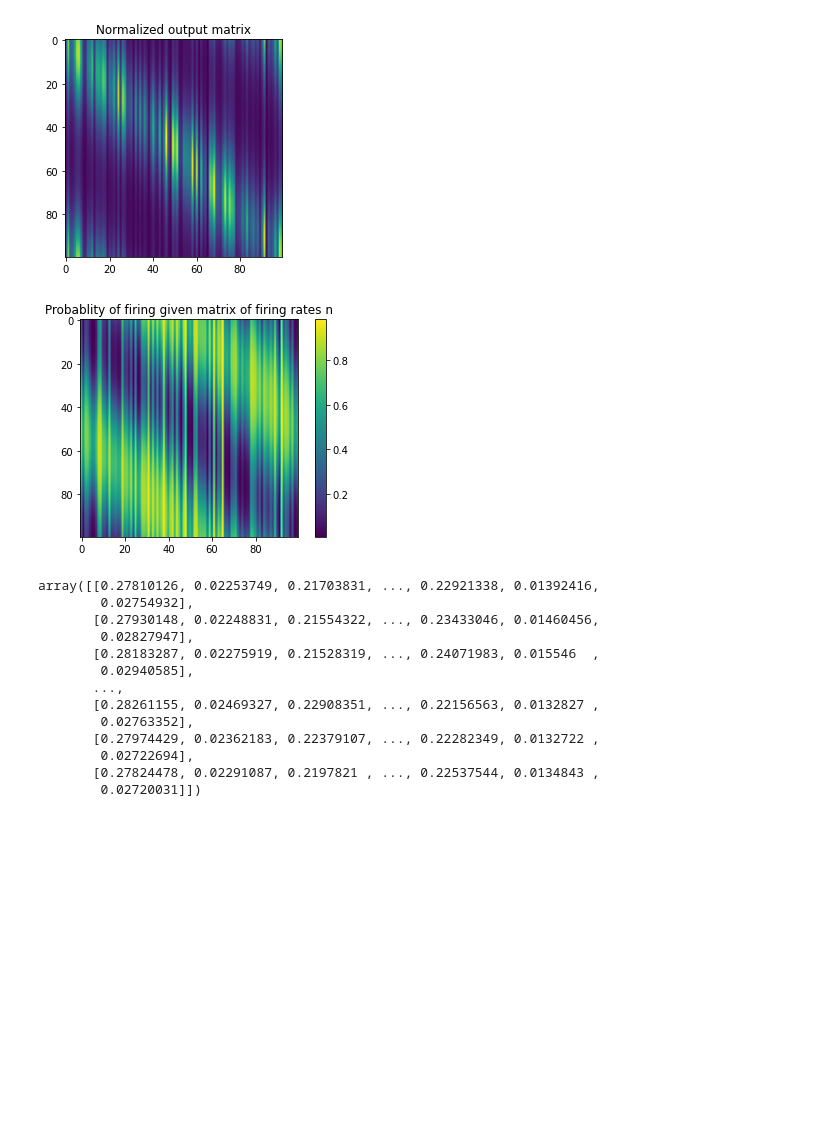
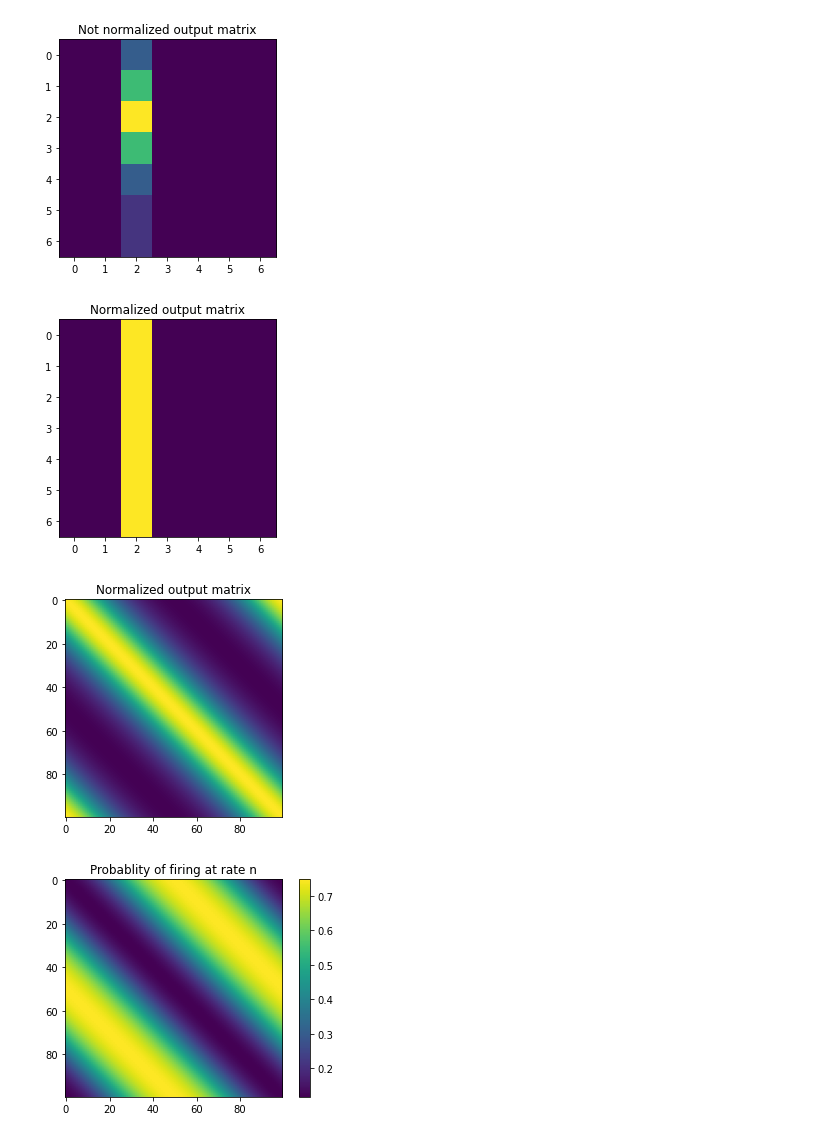
Before and after one commit to aaron23pueschel/Memory-Generalization-Model, a Jupyter notebook: Test_model.ipynb, the cells around one changed output. Drawn from its saved outputs; the diff is of its cells as text; code cells hidden in the pictures; blank space fills up the shorter version.

```diff
--- a/Test_model.ipynb
+++ b/Test_model.ipynb
@@ -3,32 +3,45 @@
 import Model as model
 import matplotlib.pyplot as plt
 import numpy as np
-# %%
-input = 3*np.random.rand(100)
-predicted_firing_rates_n = np.zeros((100,100))
-Test_layer = model.Sensory_Layer(number_of_neurons=len(input))
-output_random = Test_layer.generate_output(input,plot=True,set_normalized_matrix=True)
-
-## What is the probabilities of a neuron firing at rates n during time T?
-## for a 0 matrix, we should expect the neurons whose prefered orientation is presented
-## to fire at more than once, so the probability will be close to 0
-
-## Conversely, the firing rate of a neuron whose least favorite orientation is presented
-## will likely fire close to 0
-Test_layer.return_spiking_distribution(predicted_firing_rates_n,T=100,plot=True)
-# %% [output]
-[figure, removed]
-[figure, removed]
-array([[0.27810126, 0.02253749, 0.21703831, ..., 0.22921338, 0.01392416,
-        0.02754932],
-       [0.27930148, 0.02248831, 0.21554322, ..., 0.23433046, 0.01460456,
-        0.02827947],
-       [0.28183287, 0.02275919, 0.21528319, ..., 0.24071983, 0.015546  ,
-        0.02940585],
-       ...,
-       [0.28261155, 0.02469327, 0.22908351, ..., 0.22156563, 0.0132827 ,
-        0.02763352],
-       [0.27974429, 0.02362183, 0.22379107, ..., 0.22282349, 0.0132722 ,
-        0.02722694],
-       [0.27824478, 0.02291087, 0.2197821 , ..., 0.22537544, 0.0134843 ,
-        0.02720031]])
+# %%
+## This is a visualization of the matrix you drew in our last meeting
+## Observe that this only works when normalization is false.
+## this is because a vector of one element normalized (1-norm) changes the element  of the vector to just the number one
+input = [0,0,1,0,0,0,0]
+Test_layer = model.Sensory_Layer(number_of_neurons=len(input))
+Test_layer.generate_output(input,plot=True,set_normalized_matrix=False,normalize=False)
+
+## And now when normalization flag is True:
+Test_layer.generate_output(input,plot=True,set_normalized_matrix=False,normalize=True)
+print("")
+# %% [output]
+[figure, added]
+[figure, added]
+# %%
+## Here the input is either randomly generated (real numbers between 0 and 1)
+## or just a matrix of all ones. Uncomment the line below input to see different cases
+
+input = np.ones(100)
+#input = np.random.rand(100)
+
+##Generate sensory layer of size input
+Test_layer = model.Sensory_Layer(number_of_neurons=len(input))
+output = Test_layer.generate_output(input,plot=True,set_normalized_matrix=True)
+
+predicted_firing_rates_n = np.zeros((100,100))
+#predicted_firing_rates_n = np.ones((100,100))
+
+## What are the probabilities of a neuron at position i firing at rate n in response to
+## input j during during time T? For this, we need to specify a firing rate matrix N
+## of predicted firing rates and a time window T.
+
+## Observe that if provided with a predicted firing rate matrix of just zeros, the neurons
+## that are firing maximally will have a low probability of firing close to zero within time T.
+## Hence, the second graph below makes intuitive sense.
+
+## My intuition breaks down when you choose other firing rate matrices N such as just ones
+Test_layer.return_spiking_distribution(predicted_firing_rates_n,T=100,plot=True)
+print("")
+# %% [output]
+[figure, added]
+[figure, added]
```
Also changed, not shown: 1 other file.
